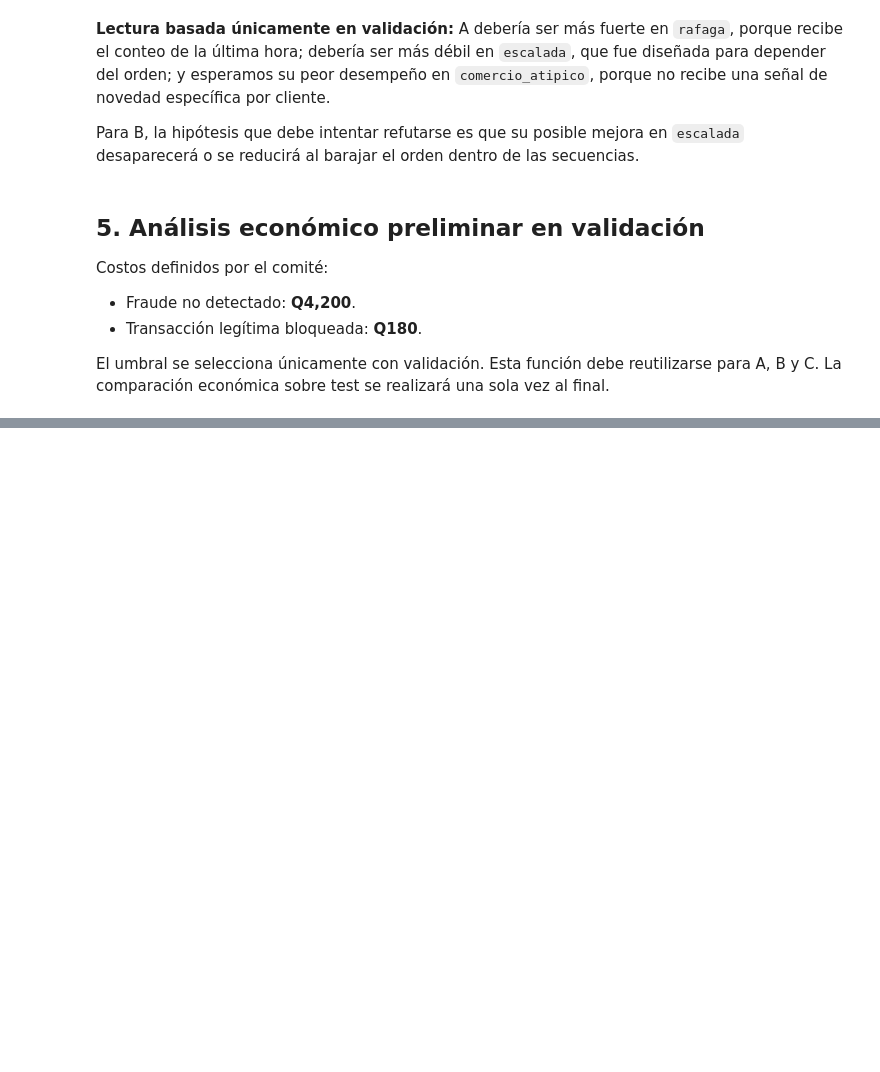
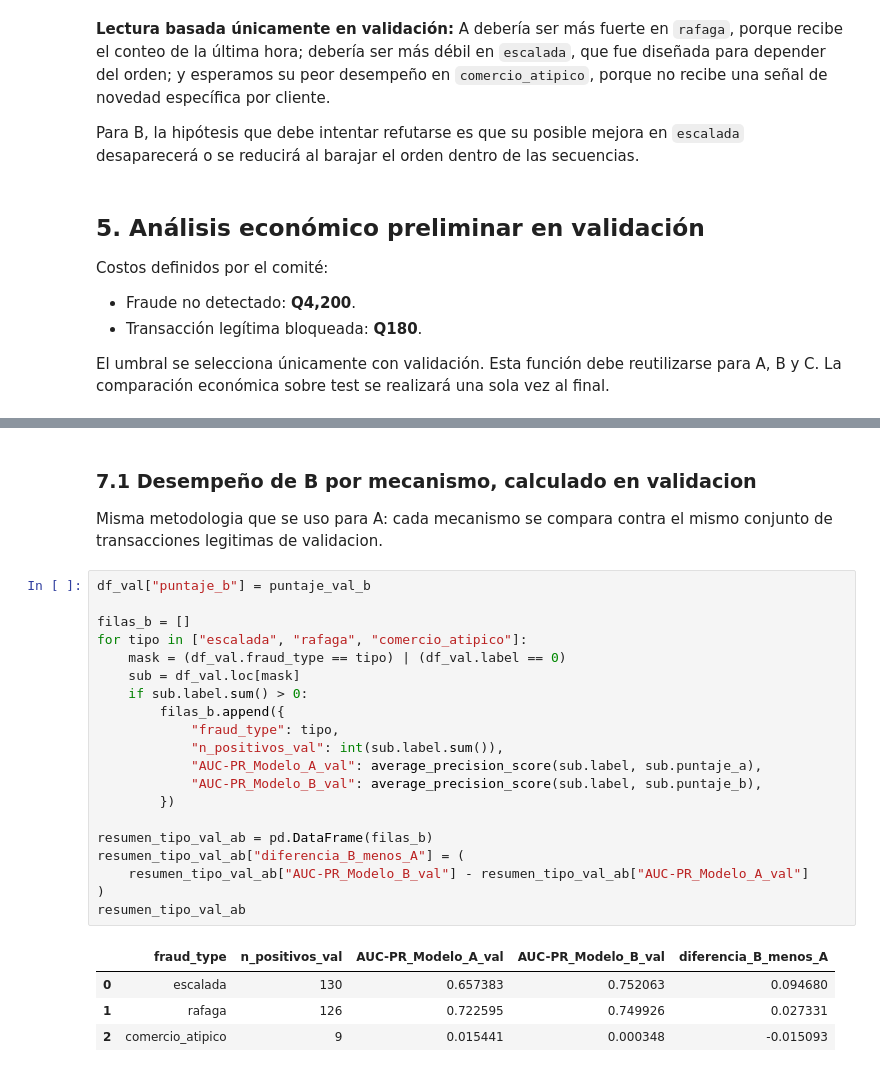
Before and after one commit to Albu231311/Proyecto-1---DeepL, a Jupyter notebook: proyecto1.ipynb, the cells around one changed output, grey strips where cells are left out. Saved outputs shown, nothing was run; the diff lists cells and outputs as text; blank space fills up the shorter version.

```diff
--- a/proyecto1.ipynb
+++ b/proyecto1.ipynb
@@ -371,0 +641,30 @@ se crea `yte` ni se generan puntajes sobre `Xte`.
+# %% [markdown]
+### 7.1 Desempeño de B por mecanismo, calculado en validacion
+
+Misma metodologia que se uso para A: cada mecanismo se compara contra el mismo
+conjunto de transacciones legitimas de validacion.
+# %%
+df_val["puntaje_b"] = puntaje_val_b
+
+filas_b = []
+for tipo in ["escalada", "rafaga", "comercio_atipico"]:
+    mask = (df_val.fraud_type == tipo) | (df_val.label == 0)
+    sub = df_val.loc[mask]
+    if sub.label.sum() > 0:
+        filas_b.append({
+            "fraud_type": tipo,
+            "n_positivos_val": int(sub.label.sum()),
+            "AUC-PR_Modelo_A_val": average_precision_score(sub.label, sub.puntaje_a),
+            "AUC-PR_Modelo_B_val": average_precision_score(sub.label, sub.puntaje_b),
+        })
+
+resumen_tipo_val_ab = pd.DataFrame(filas_b)
+resumen_tipo_val_ab["diferencia_B_menos_A"] = (
+    resumen_tipo_val_ab["AUC-PR_Modelo_B_val"] - resumen_tipo_val_ab["AUC-PR_Modelo_A_val"]
+)
+resumen_tipo_val_ab
+# %% [output]
+|  | fraud_type | n_positivos_val | AUC-PR_Modelo_A_val | AUC-PR_Modelo_B_val | diferencia_B_menos_A |
+| 0 | escalada | 130 | 0.657383 | 0.752063 | 0.094680 |
+| 1 | rafaga | 126 | 0.722595 | 0.749926 | 0.027331 |
+| 2 | comercio_atipico | 9 | 0.015441 | 0.000348 | -0.015093 |
```
Also changed, not shown: parts of 21 cells of this notebook.
